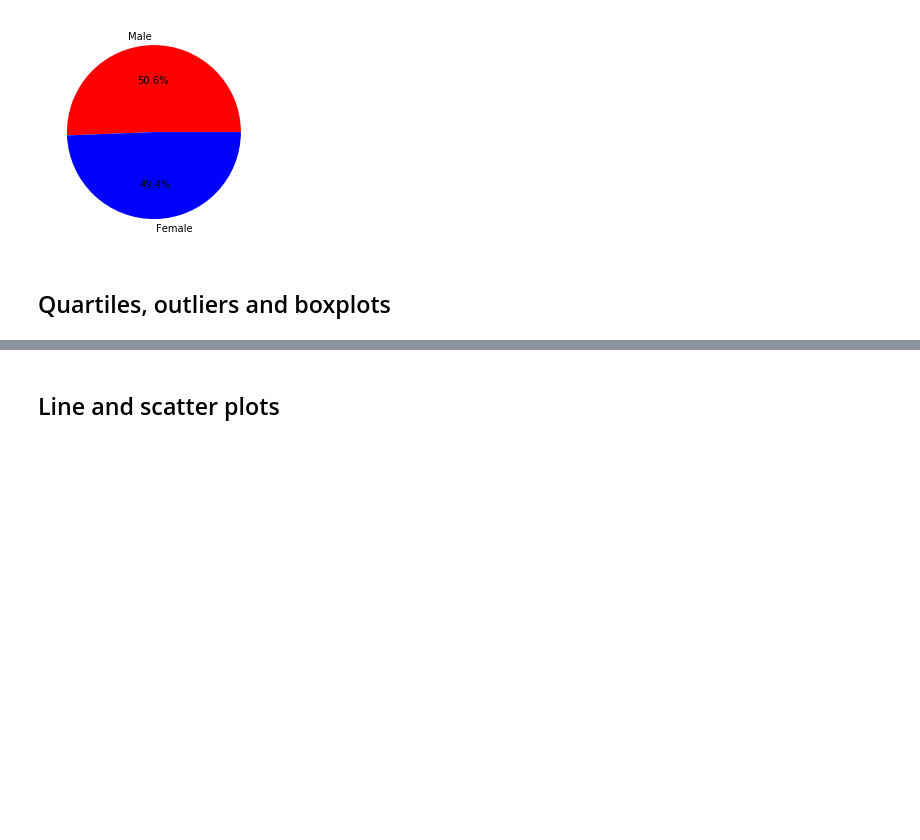
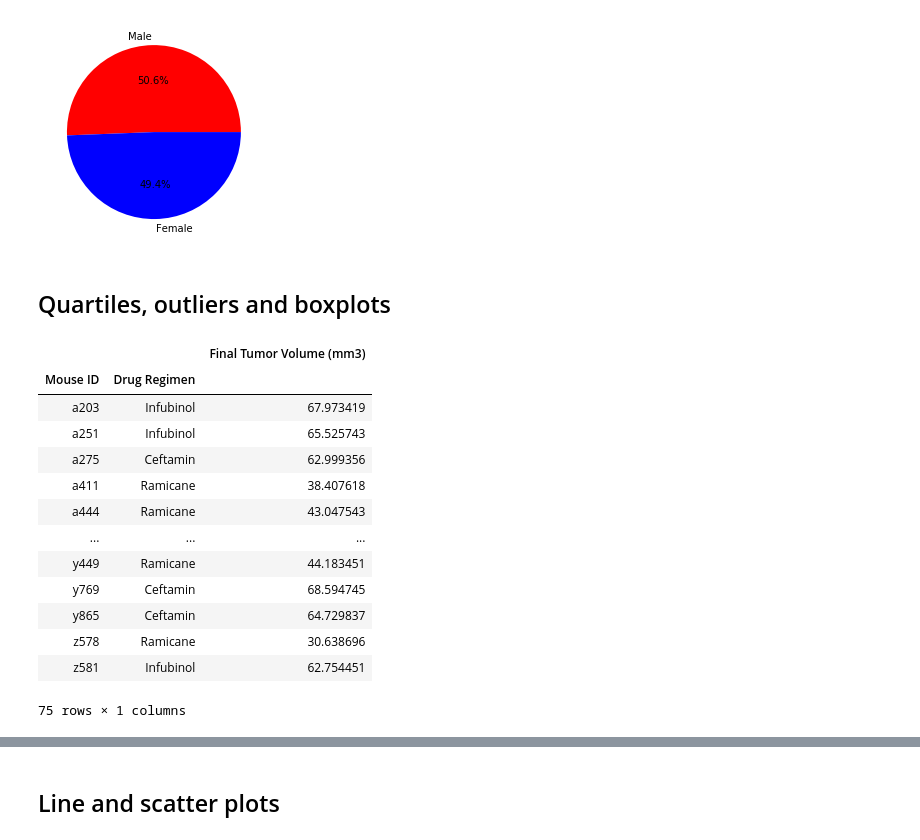
Before and after one commit to bford05/Pymaceuticals, a Jupyter notebook: Pymaceuticals.ipynb, the cells around one changed output, grey strips where cells are left out. Cells and saved outputs as stored; diff of their text form; code cells hidden in the pictures; blank space fills up the shorter version.

```diff
--- a/Pymaceuticals.ipynb
+++ b/Pymaceuticals.ipynb
@@ -133,0 +132,27 @@ plt.pie(sizes, explode=explode, labels=labels, colors=colors, autopct="%1.1f%%",
+# %%
+# Calculate the final tumor volume of each mouse across four of the most promising treatment regimens.
+
+#Create Dataframe containing information related only to Campomulin, Ramicane, Infubinol, and Ceftamin
+promising_treatment_df = combined_data_df.loc[combined_data_df["Drug Regimen"].isin(["Campomulin","Ramicane", "Infubinol", "Ceftamin"])]
+
+#Calculate final tumor volume for each mouse ID for Campomulin, Ramicane, Infubinol, and Ceftamin
+tum_vol_promising_treatment = promising_treatment_df.groupby(["Mouse ID","Drug Regimen"])["Tumor Volume (mm3)"].last()
+
+#Create Dataframe with Final Tumor Volume by MouseID
+final_tum_vol_mid_df = pd.DataFrame({"Final Tumor Volume (mm3)": tum_vol_promising_treatment})
+final_tum_vol_mid_df
+# %% [output]
+|  |  | Final Tumor Volume (mm3) |
+| Mouse ID | Drug Regimen |  |
+| a203 | Infubinol | 67.973419 |
+| a251 | Infubinol | 65.525743 |
+| a275 | Ceftamin | 62.999356 |
+| a411 | Ramicane | 38.407618 |
+| a444 | Ramicane | 43.047543 |
+| ... | ... | ... |
+| y449 | Ramicane | 44.183451 |
+| y769 | Ceftamin | 68.594745 |
+| y865 | Ceftamin | 64.729837 |
+| z578 | Ramicane | 30.638696 |
+| z581 | Infubinol | 62.754451 |
+75 rows × 1 columns
```
Also changed, not shown: parts of 6 cells of this notebook.
